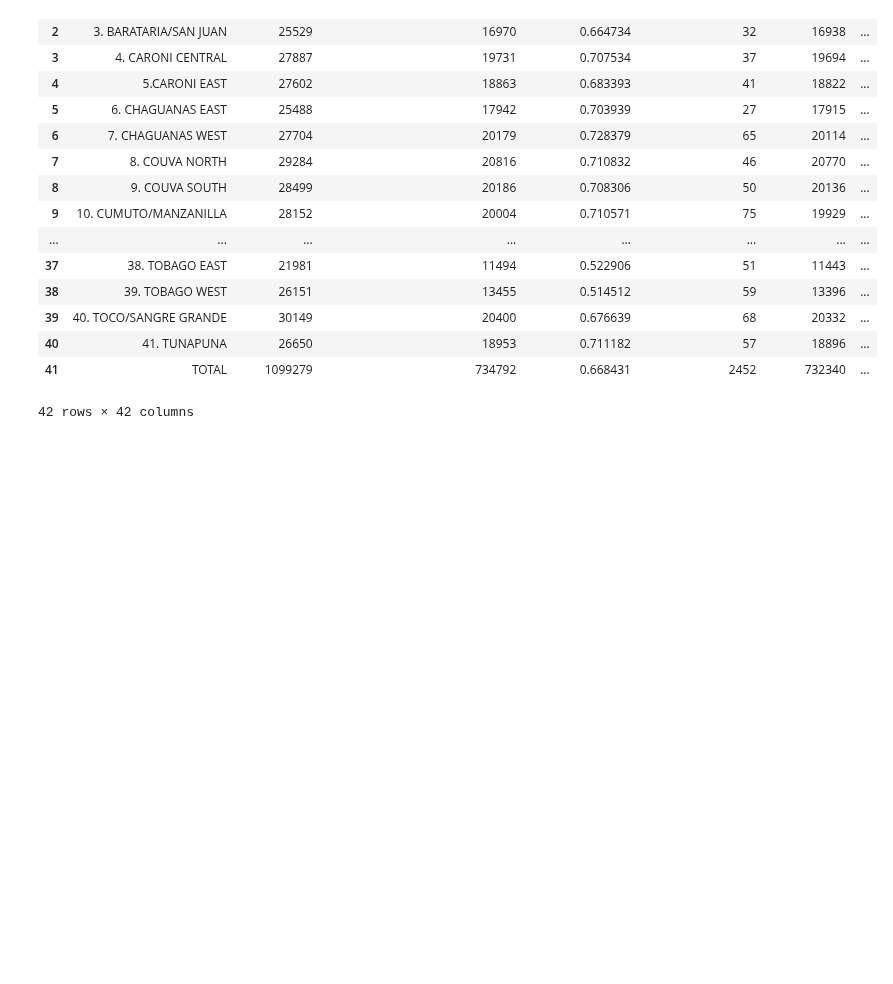
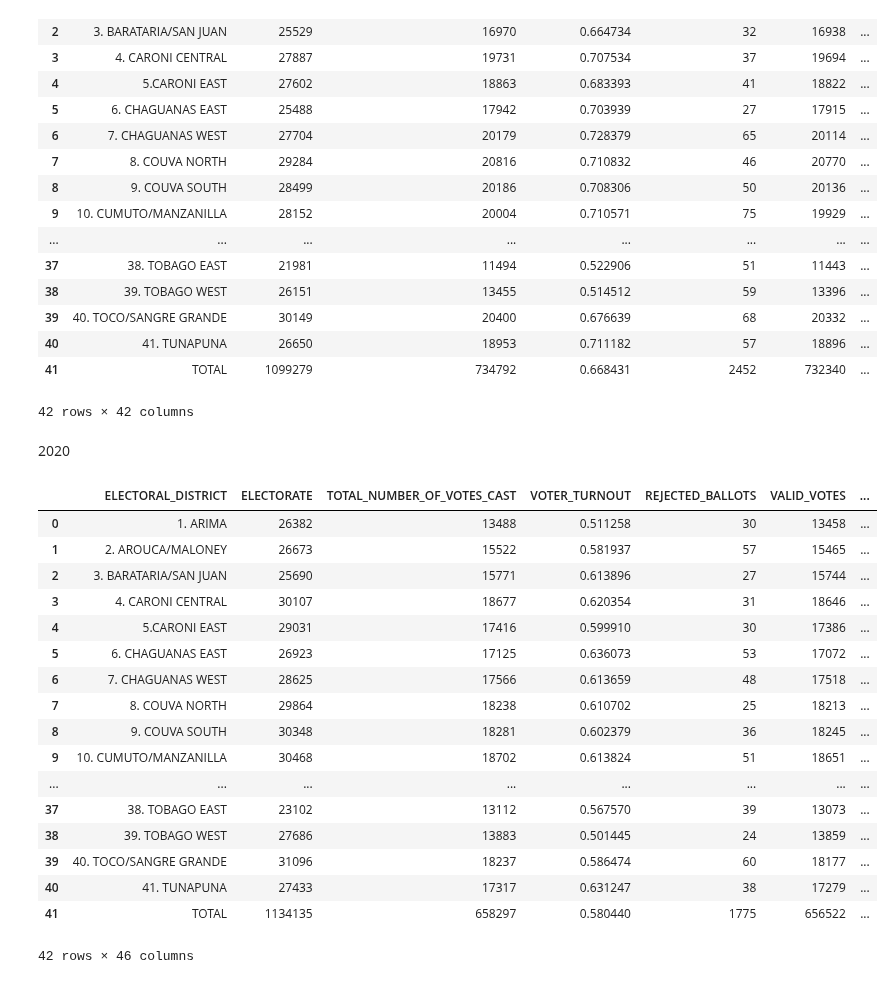
Before and after one commit to CorporaCorporate/COMP-3610-Project, a Jupyter notebook: election_results.ipynb, the cells around one changed output. Drawn from its saved outputs; the diff is of its cells as text; code cells hidden in the pictures; blank space fills up the shorter version.

Commit message:
changes: 2020 data added, NaN values filled, columns updated in 2020 file

```diff
--- a/election_results.ipynb
+++ b/election_results.ipynb
@@ -16,7 +16,7 @@ import pandas as pd
 import numpy as np
 import csv
 # %%
-election_results = pd.read_excel("D:/UWI/Year 3/Sem 2/COMP3610-Big-Data/Project/Project Clone 1/COMP-3610-Project/collated-tt-election-results.xlsx", sheet_name=['2007', '2010', '2015','2020'], skiprows=[0,1,2,3,4])
+election_results = pd.read_excel('collated-tt-election-results.xlsx', sheet_name=['2007', '2010', '2015','2020'], skiprows=[0,1,2,3,4])
 
 # headers =
 # Access individual sheets using sheet names
@@ -24,9 +24,3 @@ sheet_2007 = election_results['2007']
 sheet_2010 = election_results['2010']
 sheet_2015 = election_results['2015']
 sheet_2020 = election_results['2020']
-
-print(sheet_2007)
-print(sheet_2010)
-print(sheet_2015)
-print(sheet_2020)
-sheet_2007
@@ -201,3 +166,43 @@ sht_15
 | 40 | 41. TUNAPUNA | 26650 | 18953 | 0.711182 | 57 | 18896 | ... |
 | 41 | TOTAL | 1099279 | 734792 | 0.668431 | 2452 | 732340 | ... |
 42 rows × 42 columns
+# %% [markdown]
+2020
+# %%
+cols = [
+            'ELECTORAL_DISTRICT', 'ELECTORATE', 'TOTAL_NUMBER_OF_VOTES_CAST',
+            'VOTER_TURNOUT', 'REJECTED_BALLOTS', 'VALID_VOTES', 'P.N.M._VOTES',
+            'P.N.M._VOTES_%', 'U.N.C._VOTES','U.N.C._VOTES_%','P.E.P._VOTES',
+            'P.E.P._VOTES_%', 'C.O.P._VOTES', 'C.O.P._VOTES_%', 'I.L.P._VOTES',
+            'I.L.P._VOTES_%', 'D.P.T._VOTES', 'D.P.T._VOTES_%', 'I.N.D_VOTES',
+            'I.N.D._VOTES_%','M.N.D._VOTES', 'M.N.D._VOTES_%', 'M.S.J._VOTES',
+            'M.S.J._VOTES_%', 'N.C.T._VOTES', 'N.C.T._VOTES_%','N.N.V._VOTES',
+            'N.N.V._VOTES_%','N.O.W._VOTES', 'N.O.W._VOTES_%', 'O.T.V._VOTES',
+            'O.T.V._VOTES_%', 'P.D.P._VOTES', 'P.D.P._VOTES_%', 'P.P._VOTES',
+            'P.P._VOTES_%', 'T.D.F._VOTES', 'T.D.F._VOTES_%', 'T.H.C._VOTES',
+            'T.H.C._VOTES_%', 'T.N.P._VOTES', 'T.N.P._VOTES_%', 'U.P.P._VOTES',
+            'U.P.P._VOTES_%', 'U.T.P._VOTES', 'U.T.P._VOTES_%'
+        ]
+sht_20 = sheet_2020
+sht_20.columns = cols
+sht_20.fillna(0, inplace=True)
+sht_20
+# %% [output]
+|  | ELECTORAL_DISTRICT | ELECTORATE | TOTAL_NUMBER_OF_VOTES_CAST | VOTER_TURNOUT | REJECTED_BALLOTS | VALID_VOTES | ... |
+| 0 | 1. ARIMA | 26382 | 13488 | 0.511258 | 30 | 13458 | ... |
+| 1 | 2. AROUCA/MALONEY | 26673 | 15522 | 0.581937 | 57 | 15465 | ... |
+| 2 | 3. BARATARIA/SAN JUAN | 25690 | 15771 | 0.613896 | 27 | 15744 | ... |
+| 3 | 4. CARONI CENTRAL | 30107 | 18677 | 0.620354 | 31 | 18646 | ... |
+| 4 | 5.CARONI EAST | 29031 | 17416 | 0.599910 | 30 | 17386 | ... |
+| 5 | 6. CHAGUANAS EAST | 26923 | 17125 | 0.636073 | 53 | 17072 | ... |
+| 6 | 7. CHAGUANAS WEST | 28625 | 17566 | 0.613659 | 48 | 17518 | ... |
+| 7 | 8. COUVA NORTH | 29864 | 18238 | 0.610702 | 25 | 18213 | ... |
+| 8 | 9. COUVA SOUTH | 30348 | 18281 | 0.602379 | 36 | 18245 | ... |
+| 9 | 10. CUMUTO/MANZANILLA | 30468 | 18702 | 0.613824 | 51 | 18651 | ... |
+| ... | ... | ... | ... | ... | ... | ... | ... |
+| 37 | 38. TOBAGO EAST | 23102 | 13112 | 0.567570 | 39 | 13073 | ... |
+| 38 | 39. TOBAGO WEST | 27686 | 13883 | 0.501445 | 24 | 13859 | ... |
+| 39 | 40. TOCO/SANGRE GRANDE | 31096 | 18237 | 0.586474 | 60 | 18177 | ... |
+| 40 | 41. TUNAPUNA | 27433 | 17317 | 0.631247 | 38 | 17279 | ... |
+| 41 | TOTAL | 1134135 | 658297 | 0.580440 | 1775 | 656522 | ... |
+42 rows × 46 columns
```
Also changed, not shown: parts of 5 cells of this notebook, 1 other file.
